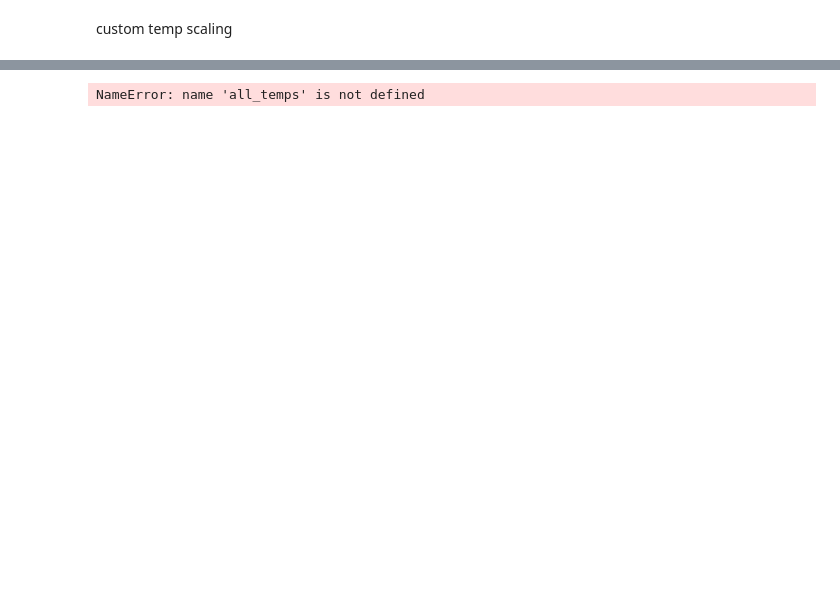
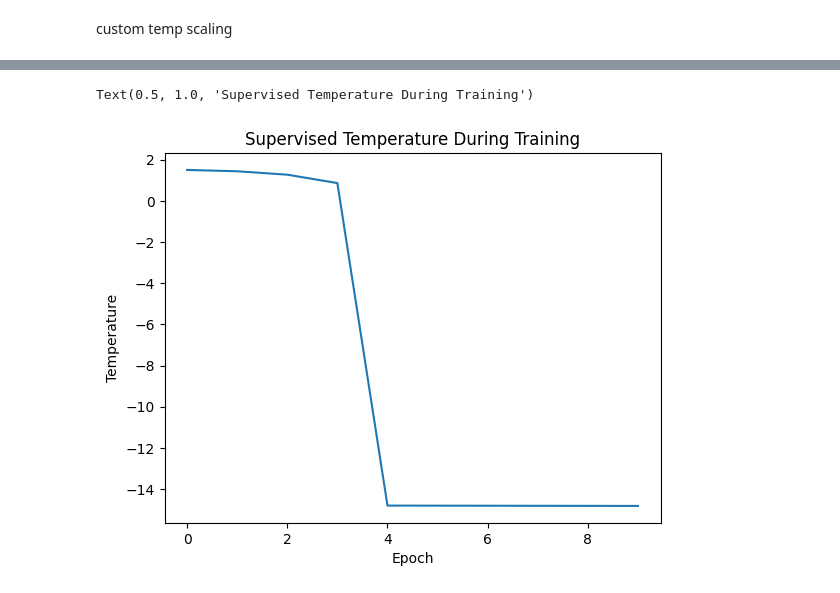
Before and after one commit to Pikus16/calibration_during_training, a Jupyter notebook: clip_during_training_cifar10.ipynb, the cells around one changed output, grey strips where cells are left out. Cells and saved outputs as stored; diff of their text form; code cells hidden in the pictures; blank space fills up the shorter version.

```diff
--- a/clip_during_training_cifar10.ipynb
+++ b/clip_during_training_cifar10.ipynb
@@ -231,7 +233,8 @@ plt.legend()
 # %%
 plt.plot(range(len(all_temps)), all_temps)
-plt.xlabel('Iteration')
+plt.xlabel('Epoch')
 plt.ylabel('Temperature')
 plt.title('Supervised Temperature During Training')
 # %% [output]
-NameError: name 'all_temps' is not defined
+Text(0.5, 1.0, 'Supervised Temperature During Training')
+[figure, added]
```
Also changed, not shown: parts of 4 cells of this notebook.
